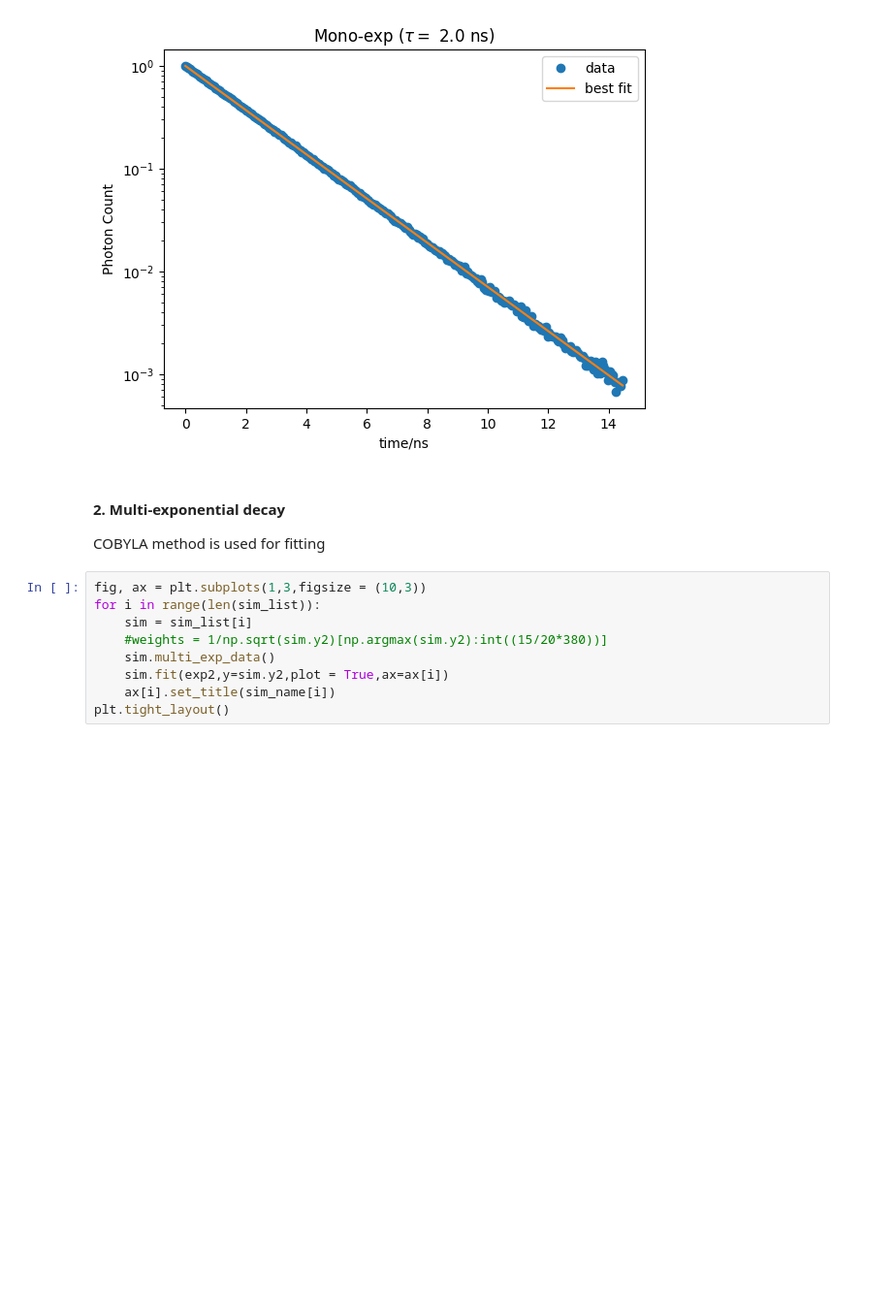
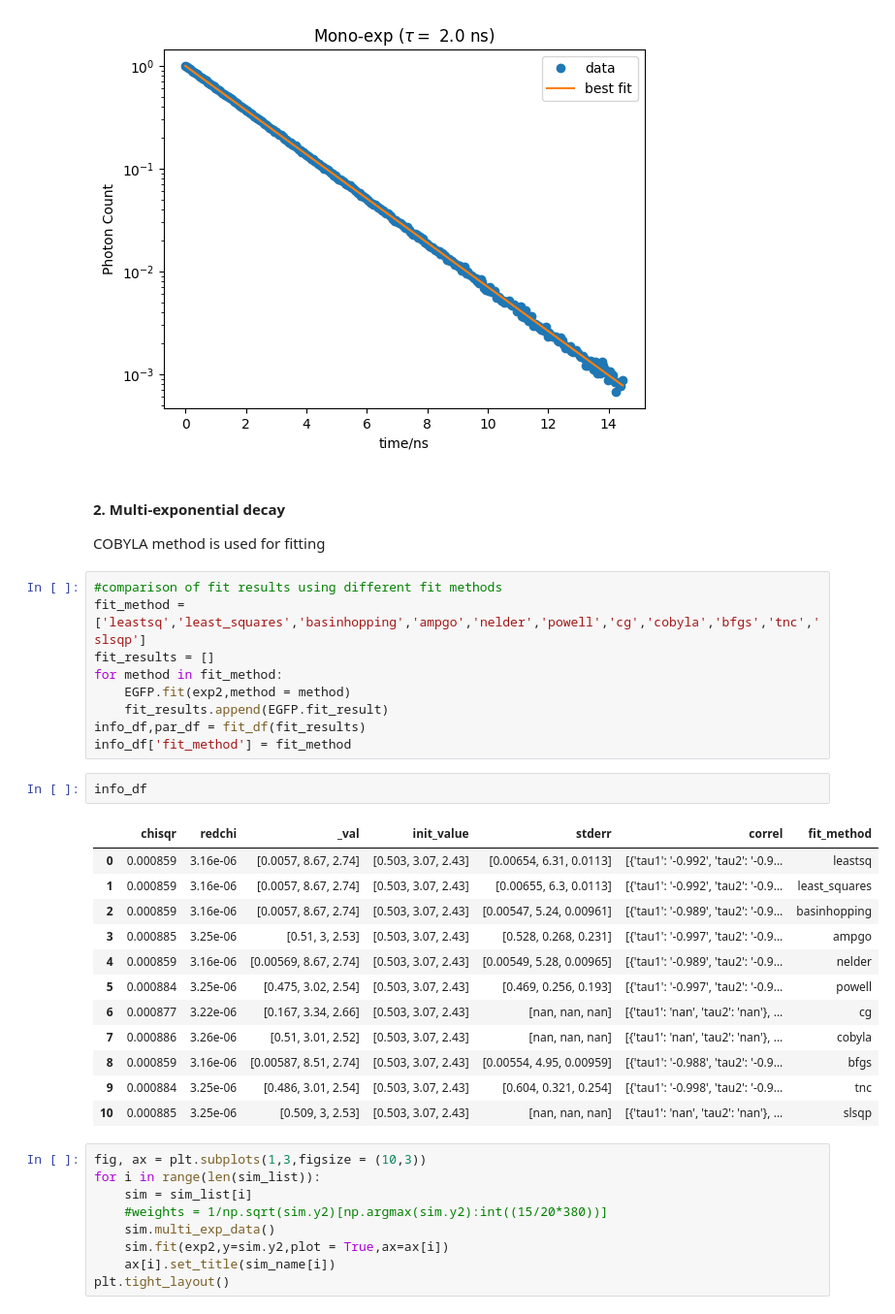
Before and after one commit to ngcnpeter/Y3_Group_Project_2B, a Jupyter notebook: TCSPC-simulation/interim_report.ipynb, the cells around one changed output. Shown at 97% size. Drawn from its saved outputs; the diff is of its cells as text; blank space fills up the shorter version.

Commit message:
fit_method compare

```diff
--- a/TCSPC-simulation/interim_report.ipynb
+++ b/TCSPC-simulation/interim_report.ipynb
@@ -131,6 +131,30 @@ Variables
 # %% [markdown]
 #### 2. Multi-exponential decay
 COBYLA method is used for fitting
+# %%
+#comparison of fit results using different fit methods
+fit_method = ['leastsq','least_squares','basinhopping','ampgo','nelder','powell','cg','cobyla','bfgs','tnc','slsqp']
+fit_results = []
+for method in fit_method:
+    EGFP.fit(exp2,method = method)
+    fit_results.append(EGFP.fit_result)
+info_df,par_df = fit_df(fit_results)
+info_df['fit_method'] = fit_method
+# %%
+info_df
+# %% [output]
+|  | chisqr | redchi | _val | init_value | stderr | correl | fit_method |
+| 0 | 0.000859 | 3.16e-06 | [0.0057, 8.67, 2.74] | [0.503, 3.07, 2.43] | [0.00654, 6.31, 0.0113] | [{'tau1': '-0.992', 'tau2': '-0.9... | leastsq |
+| 1 | 0.000859 | 3.16e-06 | [0.0057, 8.67, 2.74] | [0.503, 3.07, 2.43] | [0.00655, 6.3, 0.0113] | [{'tau1': '-0.992', 'tau2': '-0.9... | least_squares |
+| 2 | 0.000859 | 3.16e-06 | [0.0057, 8.67, 2.74] | [0.503, 3.07, 2.43] | [0.00547, 5.24, 0.00961] | [{'tau1': '-0.989', 'tau2': '-0.9... | basinhopping |
+| 3 | 0.000885 | 3.25e-06 | [0.51, 3, 2.53] | [0.503, 3.07, 2.43] | [0.528, 0.268, 0.231] | [{'tau1': '-0.997', 'tau2': '-0.9... | ampgo |
+| 4 | 0.000859 | 3.16e-06 | [0.00569, 8.67, 2.74] | [0.503, 3.07, 2.43] | [0.00549, 5.28, 0.00965] | [{'tau1': '-0.989', 'tau2': '-0.9... | nelder |
+| 5 | 0.000884 | 3.25e-06 | [0.475, 3.02, 2.54] | [0.503, 3.07, 2.43] | [0.469, 0.256, 0.193] | [{'tau1': '-0.997', 'tau2': '-0.9... | powell |
+| 6 | 0.000877 | 3.22e-06 | [0.167, 3.34, 2.66] | [0.503, 3.07, 2.43] | [nan, nan, nan] | [{'tau1': 'nan', 'tau2': 'nan'}, ... | cg |
+| 7 | 0.000886 | 3.26e-06 | [0.51, 3.01, 2.52] | [0.503, 3.07, 2.43] | [nan, nan, nan] | [{'tau1': 'nan', 'tau2': 'nan'}, ... | cobyla |
+| 8 | 0.000859 | 3.16e-06 | [0.00587, 8.51, 2.74] | [0.503, 3.07, 2.43] | [0.00554, 4.95, 0.00959] | [{'tau1': '-0.988', 'tau2': '-0.9... | bfgs |
+| 9 | 0.000884 | 3.25e-06 | [0.486, 3.01, 2.54] | [0.503, 3.07, 2.43] | [0.604, 0.321, 0.254] | [{'tau1': '-0.998', 'tau2': '-0.9... | tnc |
+| 10 | 0.000885 | 3.25e-06 | [0.509, 3, 2.53] | [0.503, 3.07, 2.43] | [nan, nan, nan] | [{'tau1': 'nan', 'tau2': 'nan'}, ... | slsqp |
 # %%
 fig, ax = plt.subplots(1,3,figsize = (10,3))
 for i in range(len(sim_list)):
```
Also changed, not shown: 1 other file.
